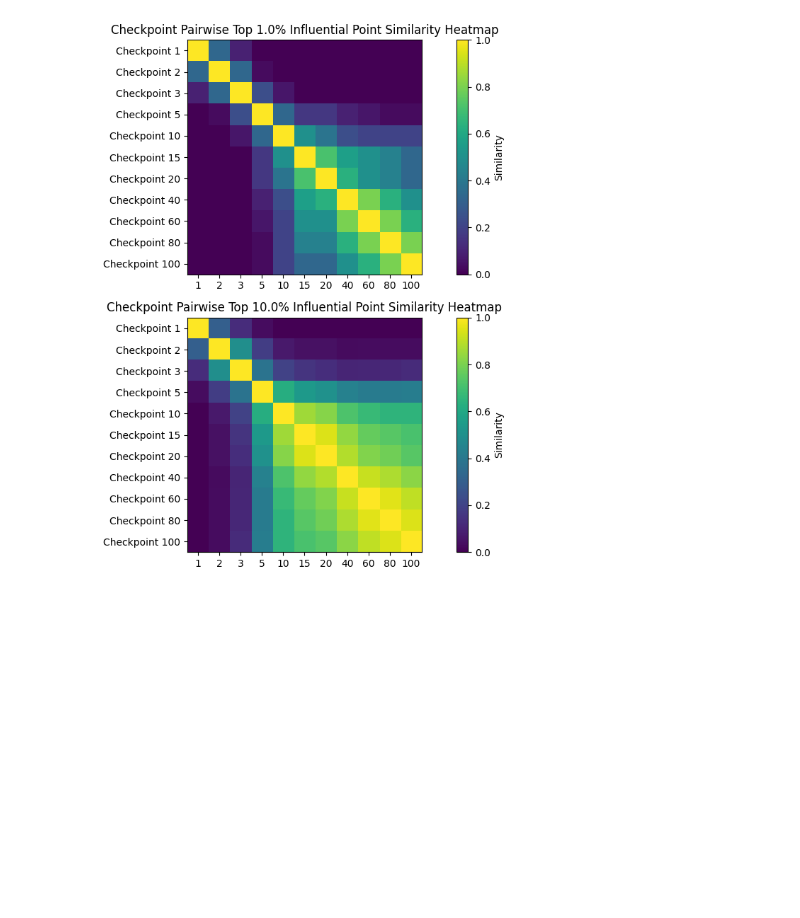
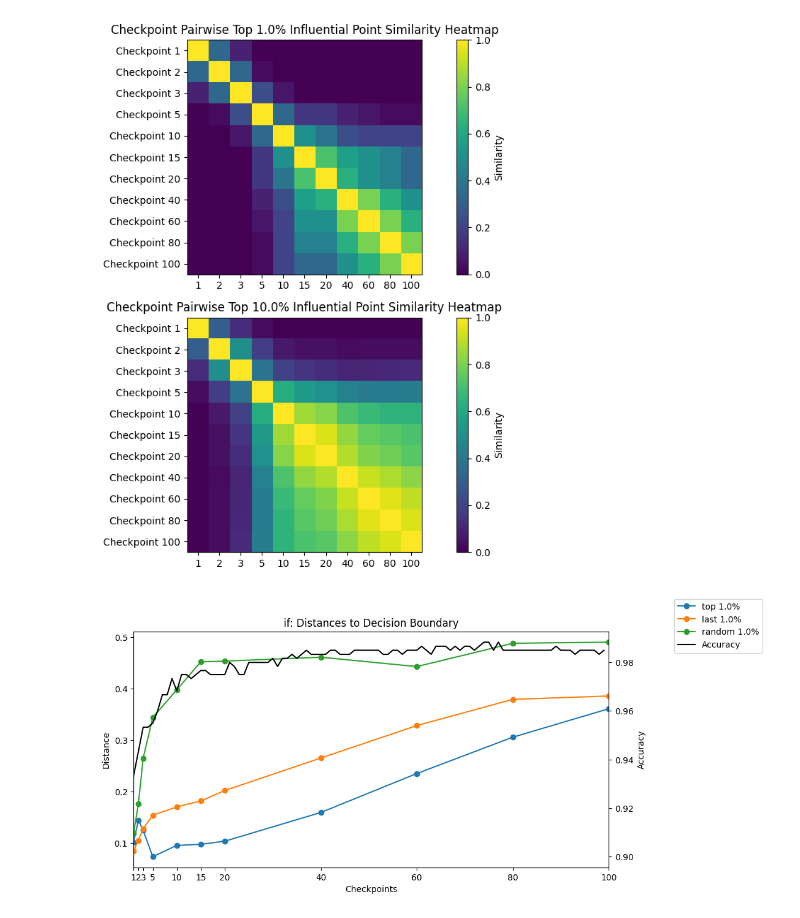
Before and after one commit to Rachelcoll/EULoInf, a Jupyter notebook: noteboooks/02_cv_models.ipynb, the cells around one changed output. Saved outputs shown, nothing was run; the diff lists cells and outputs as text; code cells hidden in the pictures; blank space fills up the shorter version.

Commit message:
add decision boundary to notebook

```diff
--- a/noteboooks/02_cv_models.ipynb
+++ b/noteboooks/02_cv_models.ipynb
@@ -337,3 +336,27 @@ for i in range(len(scoring_methods)):
     plot_similar_indices(pw_similarities_lowp, pw_similarities_highp, checkpoint_labels, p)
 # %% [output]
 [figure]
+# %%
+optimizer = torch.optim.Adam(V3FC().parameters(), lr=0.0001)
+for i in range(len(scoring_methods)):
+    dist_lst = []
+    for j, ckpts_embeds in enumerate([embeds_dict[scoring_methods[i]]["top"], embeds_dict[scoring_methods[i]]["last"], embeds_dict[scoring_methods[i]]["random"]]):
+        distance_to_dec_boundary = []
+        for k, embeds in enumerate(ckpts_embeds):
+            checkpoint = checkpoints_filepaths[k]
+            inputs = torch.tensor([embed[0] for embed in embeds], dtype=torch.float32, device=device)
+            model, optimizer, _, _ = load_checkpoint(V3FC().to(device), optimizer, checkpoint)
+            outputs = model(inputs)
+            distances = torch.mean(torch.abs(outputs - 0.5))
+            distance_to_dec_boundary.append(distances.item())
+        dist_lst.append(distance_to_dec_boundary)
+
+    kwargs = {
+        "title": f"{scoring_methods[i]}: Distances to Decision Boundary",
+        "y_label": "Distance",
+        "data": dist_lst,
+        "legend_labels": [f"{label} {p*100}%" for label in labels]
+    }
+    plot_var_acc_legends(x_vals, checkpoint_labels, accuracies, **kwargs)
+# %% [output]
+[figure, added]
```
Also changed, not shown: parts of 11 cells of this notebook, 4 other files.
